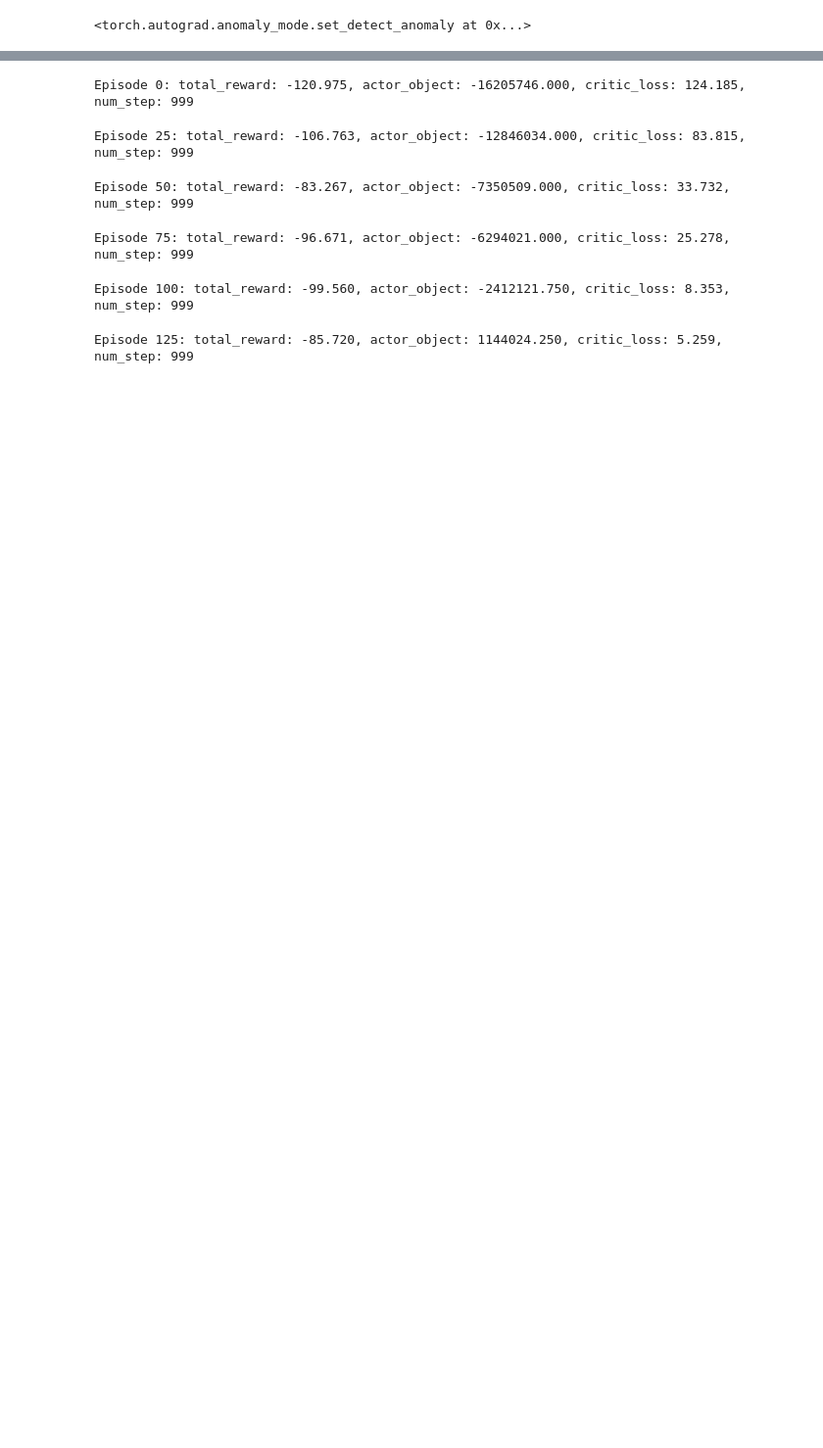
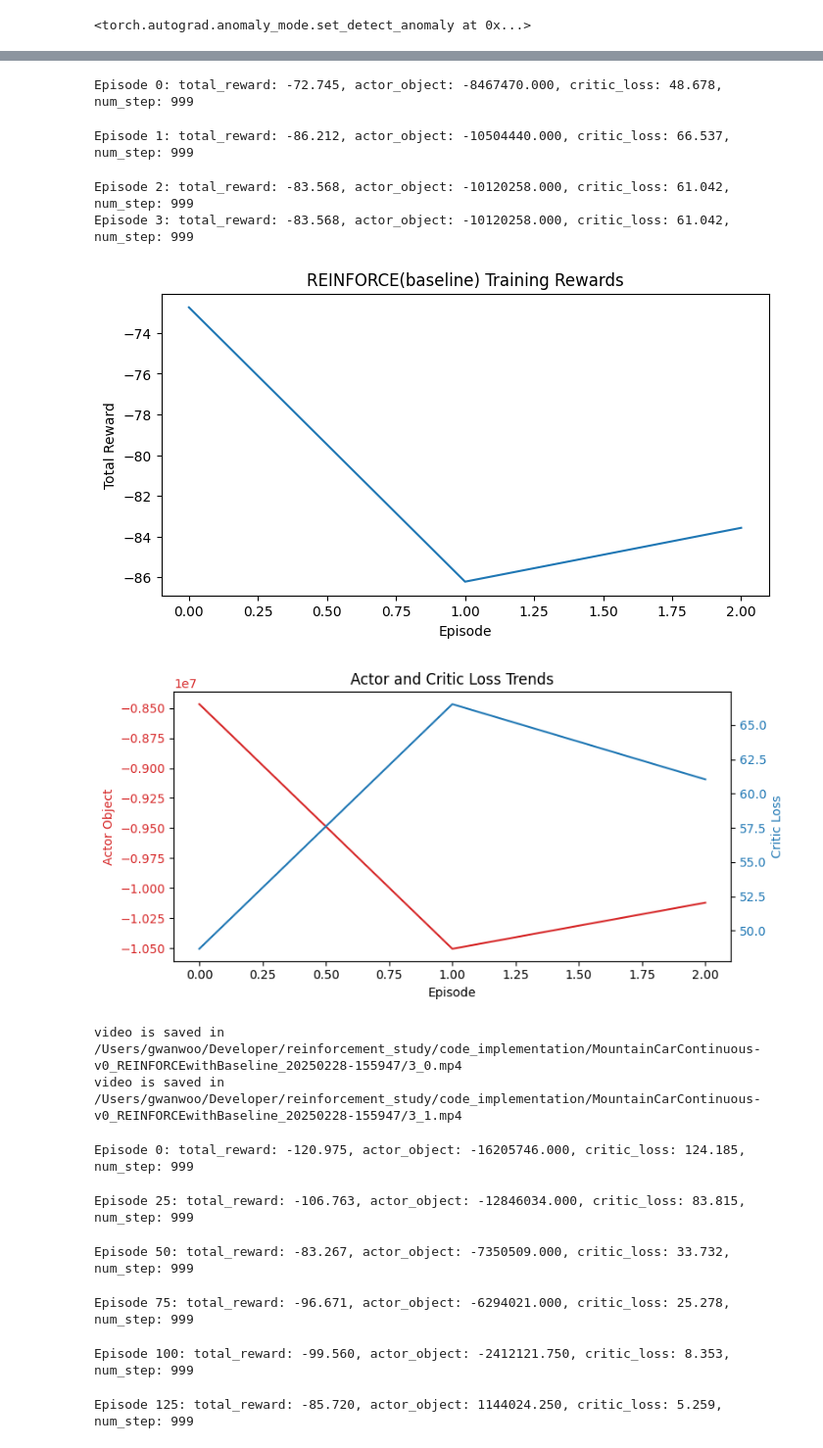
Before and after one commit to gwannuu/reinforcement_study, a Jupyter notebook: code_implementation/mountaincar_continuous_reinforce_baseline.ipynb, the cells around one changed output, grey strips where cells are left out. Shown at 98% size. Drawn from its saved outputs; the diff is of its cells as text; code cells hidden in the pictures; blank space fills up the shorter version.

```diff
--- a/code_implementation/mountaincar_continuous_reinforce_baseline.ipynb
+++ b/code_implementation/mountaincar_continuous_reinforce_baseline.ipynb
@@ -58,3 +37,28 @@ Episode 5: total_reward: -79.422, actor_object: -9179454.000, critic_loss: 52.13
+# %%
+env = gym.make("MountainCarContinuous-v0", render_mode="rgb_array")
+actor = MountainContinuousActorV2(hidden_dim=64)
+critic = MountainContinuousCritic(hidden_dim=64)
+trainer = REINFORCEwithBaseline(env=env, actor=actor, critic=critic)
+
+# Test training
+num_episode = 3
+episode_rewards, (actor_losses, critic_losses) = trainer.train(
+    num_episodes=num_episode,
+    logging_per_episodes=1,
+    save_per_episodesㅊ=1,
+)
+trainer.plot(*trainer.load_infos())
+frames_list = trainer.render(num_render=2, max_step=500)
+trainer.save_as_video(frames_list, name=num_episode)
+# %% [output]
+Episode 0: total_reward: -72.745, actor_object: -8467470.000, critic_loss: 48.678, num_step: 999
+Episode 1: total_reward: -86.212, actor_object: -10504440.000, critic_loss: 66.537, num_step: 999
+Episode 2: total_reward: -83.568, actor_object: -10120258.000, critic_loss: 61.042, num_step: 999
+Episode 3: total_reward: -83.568, actor_object: -10120258.000, critic_loss: 61.042, num_step: 999
+[figure, added]
+[figure, added]
+video is saved in /Users/gwanwoo/Developer/reinforcement_study/code_implementation/MountainCarContinuous-v0_REINFORCEwithBaseline_20250228-155947/3_0.mp4
+video is saved in /Users/gwanwoo/Developer/reinforcement_study/code_implementation/MountainCarContinuous-v0_REINFORCEwithBaseline_20250228-155947/3_1.mp4
 # %%
 env = gym.make("MountainCarContinuous-v0")
 actor = MountainContinuousActorV2(hidden_dim=64)
```
Also changed, not shown: parts of 4 cells of this notebook, 2 other files.
